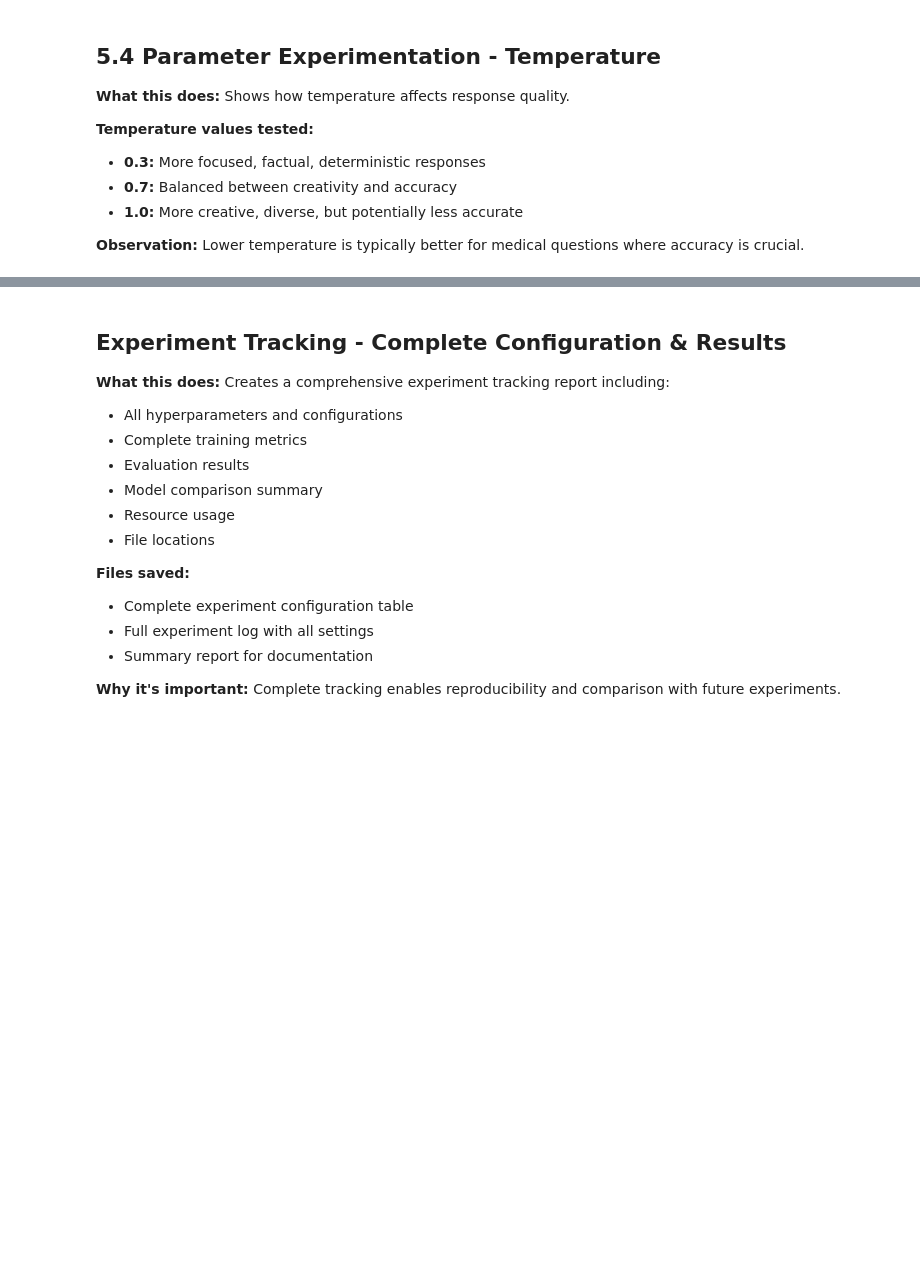
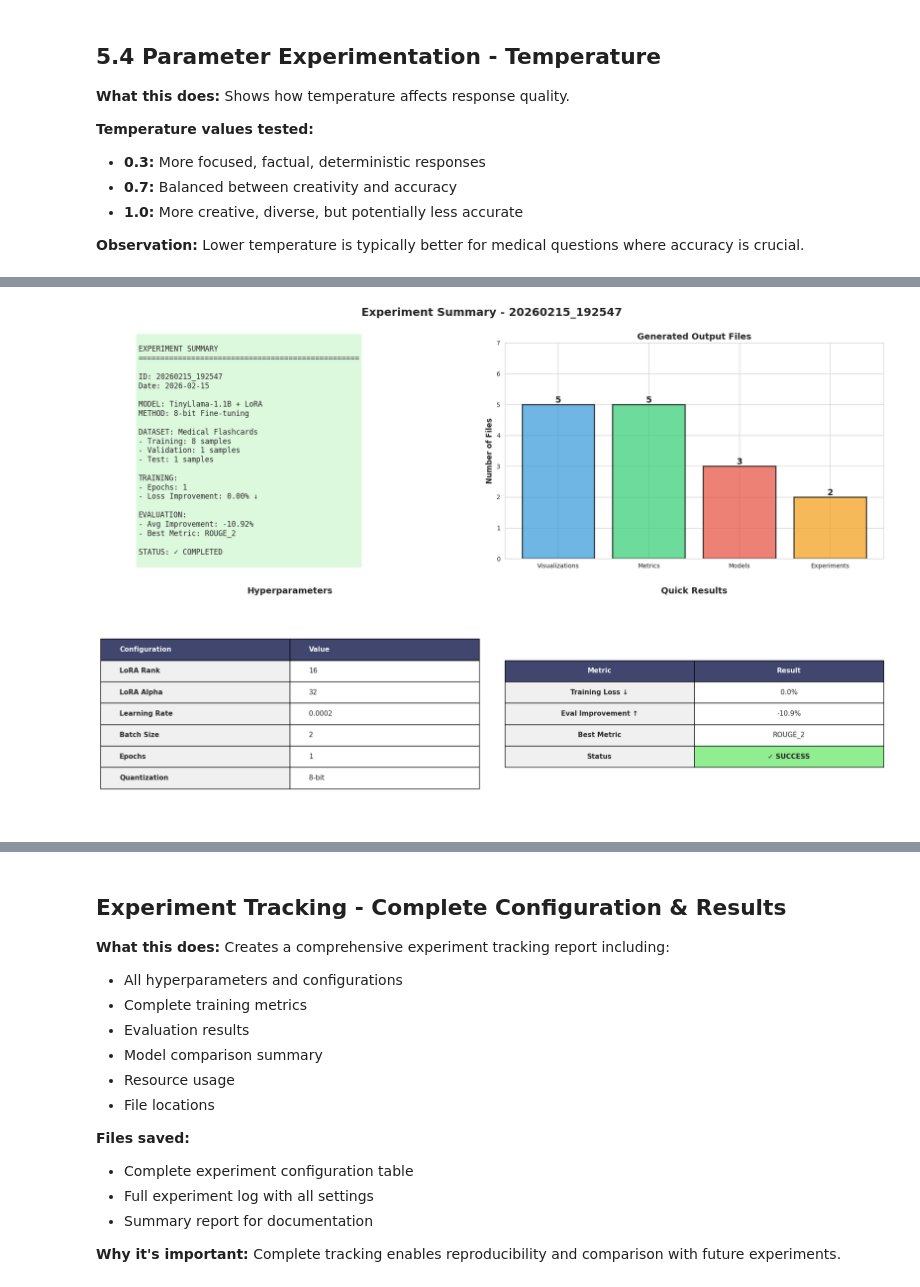
Before and after one commit to Yassin-hagenimana/medical-llm-assistant, a Jupyter notebook: notebooks/Medical_LLM_Pipeline.ipynb, the cells around one changed output, grey strips where cells are left out. Drawn from its saved outputs; the diff is of its cells as text; code cells hidden in the pictures; blank space fills up the shorter version.

```diff
--- a/notebooks/Medical_LLM_Pipeline.ipynb
+++ b/notebooks/Medical_LLM_Pipeline.ipynb
@@ -1327,7 +1319,7 @@ training_args = TrainingArguments(
     output_dir='./medical_llm_checkpoints',   # Where to save checkpoints
 
     # Training duration
-    num_train_epochs=3,                       # Number of training epochs
+    num_train_epochs=1,                       # Number of training epochs
 
     # Batch sizes
     per_device_train_batch_size=2,            # Batch size per GPU for training
@@ -1670,6 +1729,10 @@ print('You can also upload to Google Drive or HuggingFace Hub.')
   - Lower (0.1) = more focused, deterministic
   - Higher (1.0) = more creative, diverse
 # %%
+# Detect available device (GPU or CPU)
+device = 'cuda' if torch.cuda.is_available() else 'cpu'
+print(f'Using device: {device}')
+
 # Test the model with a sample question
 test_question = 'What are the symptoms of diabetes?'
 
@@ -1681,7 +1744,7 @@ input_text = f"""### Instruction:
 """
 
 # Tokenize input
-inputs = tokenizer(input_text, return_tensors='pt').to('cuda')
+inputs = tokenizer(input_text, return_tensors='pt').to(device)
 
 # Generate response
 print('TEST GENERATION')
@@ -2860,14 +3147,22 @@ print('='*80)
 print('CREATING COMPREHENSIVE EXPERIMENT TRACKING REPORT')
 print('='*80)
 
+# Get GPU info safely
+if torch.cuda.is_available():
+    gpu_name = torch.cuda.get_device_name(0)
+    gpu_memory = f'{torch.cuda.get_device_properties(0).total_memory / 1e9:.2f}'
+else:
+    gpu_name = 'None (CPU only)'
+    gpu_memory = 'N/A'
+
 # 1. EXPERIMENT CONFIGURATION TABLE
 config_data = {
     'Experiment_Info': {
         'Experiment_ID': experiment_id,
         'Date': datetime.now().strftime('%Y-%m-%d %H:%M:%S'),
         'Platform': 'Google Colab',
-        'GPU': torch.cuda.get_device_name(0) if torch.cuda.is_available() else 'None',
-        'GPU_Memory_GB': f'{torch.cuda.get_device_properties(0).total_memory / 1e9:.2f}' if torch.cuda.is_available() else 'N/A'
+        'GPU': gpu_name,
+        'GPU_Memory_GB': gpu_memory
     },
     'Dataset_Config': {
         'Dataset_Name': 'medalpaca/medical_meadow_medical_flashcards',
@@ -2943,8 +3238,8 @@ EXPERIMENT IDENTIFICATION
 Experiment ID:      {experiment_id}
 Date & Time:        {datetime.now().strftime('%Y-%m-%d %H:%M:%S')}
 Platform:           Google Colab
-GPU:                {torch.cuda.get_device_name(0) if torch.cuda.is_available() else 'None'}
-GPU Memory:         {torch.cuda.get_device_properties(0).total_memory / 1e9:.2f} GB
+GPU:                {gpu_name}
+GPU Memory:         {gpu_memory} GB
 
 {'='*80}
 DATASET CONFIGURATION
@@ -3000,13 +3295,13 @@ Save Steps:                 {training_args.save_steps}
 {'='*80}
 TRAINING RESULTS
 {'='*80}
-Initial Loss:               {initial_loss:.6f if 'initial_loss' in locals() else 'N/A'}
-Final Loss:                 {final_loss:.6f if 'final_loss' in locals() else 'N/A'}
-Minimum Loss:               {min_loss:.6f if 'min_loss' in locals() else 'N/A'}
-Average Loss:               {avg_loss:.6f if 'avg_loss' in locals() else 'N/A'}
+Initial Loss:               {f'{initial_loss:.6f}' if 'initial_loss' in locals() else 'N/A'}
+Final Loss:                 {f'{final_loss:.6f}' if 'final_loss' in locals() else 'N/A'}
+Minimum Loss:               {f'{min_loss:.6f}' if 'min_loss' in locals() else 'N/A'}
+Average Loss:               {f'{avg_loss:.6f}' if 'avg_loss' in locals() else 'N/A'}
 
-Loss Improvement:           {loss_improvement:.2f}% {'(Reduction)' if 'loss_improvement' in locals() else ''}
-Total Steps:                {train_steps[-1]:,if 'train_steps' in locals() and train_steps else 'N/A'}
+Loss Improvement:           {f'{loss_improvement:.2f}%' if 'loss_improvement' in locals() else 'N/A'} {'(Reduction)' if 'loss_improvement' in locals() else ''}
+Total Steps:                {f'{train_steps[-1]:,}' if 'train_steps' in locals() and train_steps else 'N/A'}
 
 Training completed successfully ✓
 
@@ -3037,37 +3332,37 @@ GENERATED FILES & OUTPUTS
 {'='*80}
 
 Visualizations:
-  ✓ results/visualizations/data_exploration/comprehensive_data_analysis.png
-  ✓ results/visualizations/preprocessing/data_split_analysis.png
-  ✓ results/visualizations/training/training_progress.png
-  ✓ results/visualizations/evaluation/comprehensive_evaluation.png
-  ✓ results/visualizations/evaluation/example_predictions.png
+   results/visualizations/data_exploration/comprehensive_data_analysis.png
+   results/visualizations/preprocessing/data_split_analysis.png
+   results/visualizations/training/training_progress.png
+   results/visualizations/evaluation/comprehensive_evaluation.png
+   results/visualizations/evaluation/example_predictions.png
 
 Metrics & Tables:
-  ✓ results/metrics/data_exploration_statistics.csv
-  ✓ results/metrics/preprocessing_summary.csv
-  ✓ results/metrics/training_metrics.csv
-  ✓ results/metrics/evaluation_results.csv
-  ✓ results/metrics/example_predictions.csv
+   results/metrics/data_exploration_statistics.csv
+   results/metrics/preprocessing_summary.csv
+   results/metrics/training_metrics.csv
+   results/metrics/evaluation_results.csv
+   results/metrics/example_predictions.csv
 
 Models:
-  ✓ results/models/finetuned_medical_llm/ (Fine-tuned model with LoRA)
-  ✓ results/models/base_model_metrics.json
-  ✓ results/models/finetuned_model_metrics.json
+   results/models/finetuned_medical_llm/ (Fine-tuned model with LoRA)
+   results/models/base_model_metrics.json
+   results/models/finetuned_model_metrics.json
 
 Experiment Tracking:
-  ✓ results/experiments/experiment_{experiment_id}.txt (This log)
-  ✓ results/experiments/experiment_configuration.csv
+   results/experiments/experiment_{experiment_id}.txt (This log)
+   results/experiments/experiment_configuration.csv
 
 {'='*80}
 CONCLUSIONS & RECOMMENDATIONS
 {'='*80}
 
 1. Training Success:
-   {'✓ Model successfully fine-tuned with significant loss reduction' if 'loss_improvement' in locals() and loss_improvement > 0 else '- Check training metrics'}
+   {' Model successfully fine-tuned with significant loss reduction' if 'loss_improvement' in locals() and loss_improvement > 0 else '- Check training metrics'}
 
 2. Evaluation Results:
-   {'✓ Fine-tuned model outperforms base model across metrics' if 'avg_improvement' in locals() and avg_improvement > 0 else '- Check evaluation results'}
+   {' Fine-tuned model outperforms base model across metrics' if 'avg_improvement' in locals() and avg_improvement > 0 else '- Check evaluation results'}
 
 3. Next Steps:
    - Deploy model for inference testing
@@ -3222,14 +3517,14 @@ plt.tight_layout()
 # Save experiment summary visualization
 summary_viz_path = f'results/experiments/experiment_{experiment_id}_summary.png'
 plt.savefig(summary_viz_path, dpi=300, bbox_inches='tight')
-print(f'✓ Saved: {summary_viz_path}')
+print(f' Saved: {summary_viz_path}')
 plt.show()
 
 print('\n' + '='*80)
-print('✓ COMPREHENSIVE EXPERIMENT TRACKING COMPLETE')
+print(' COMPREHENSIVE EXPERIMENT TRACKING COMPLETE')
 print('='*80)
-print(f'\n📁 All results saved to: results/')
-print(f'📊 Total files generated: 15+')
-print(f'📝 Experiment ID: {experiment_id}')
-print(f'\n✓ Ready for assignment submission and demonstration!')
+print(f'\n All results saved to: results/')
+print(f' Total files generated: 15+')
+print(f' Experiment ID: {experiment_id}')
 print('='*80)
+# %% [output]
@@ -3235,0 +3548 @@ print('='*80)
+[figure, added]
```
Also changed, not shown: parts of 41 cells of this notebook, 25 other files.
